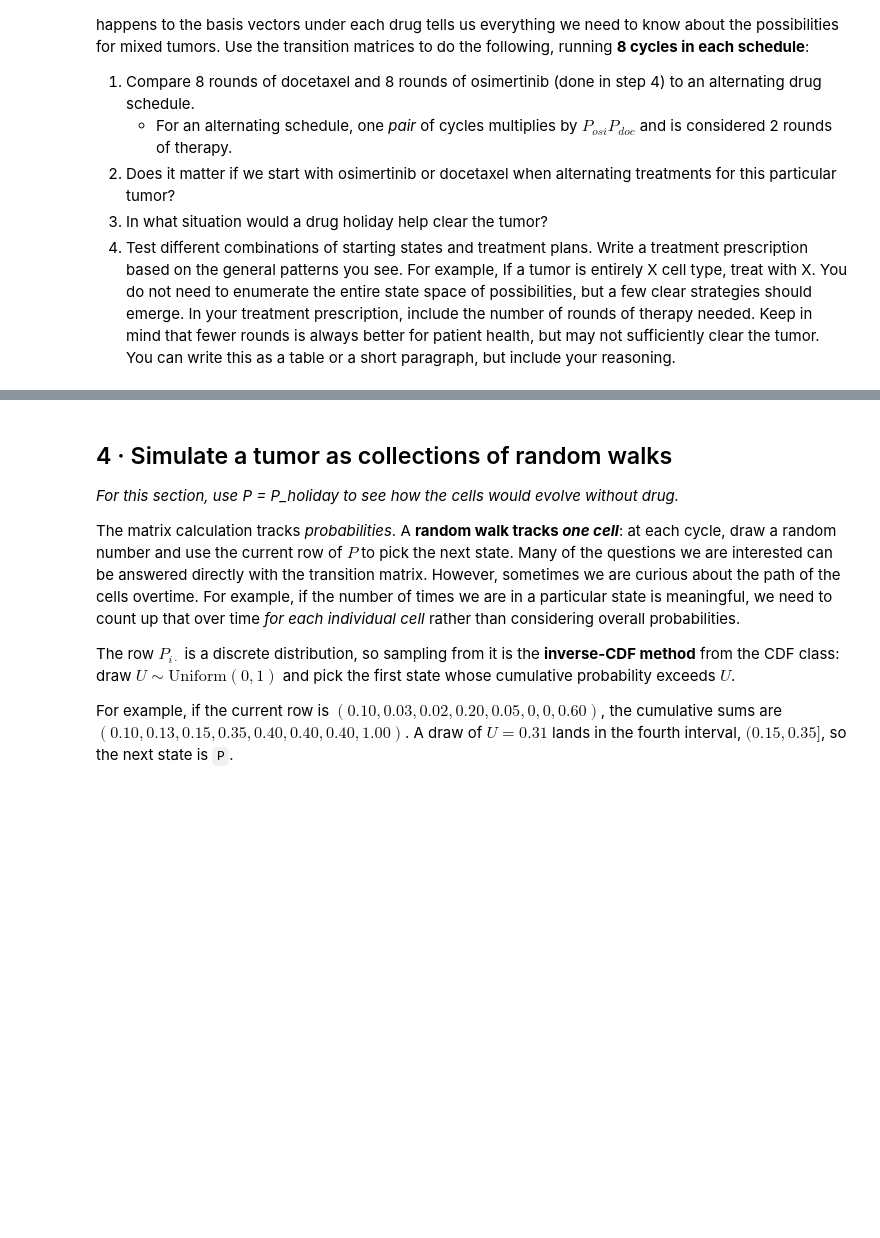
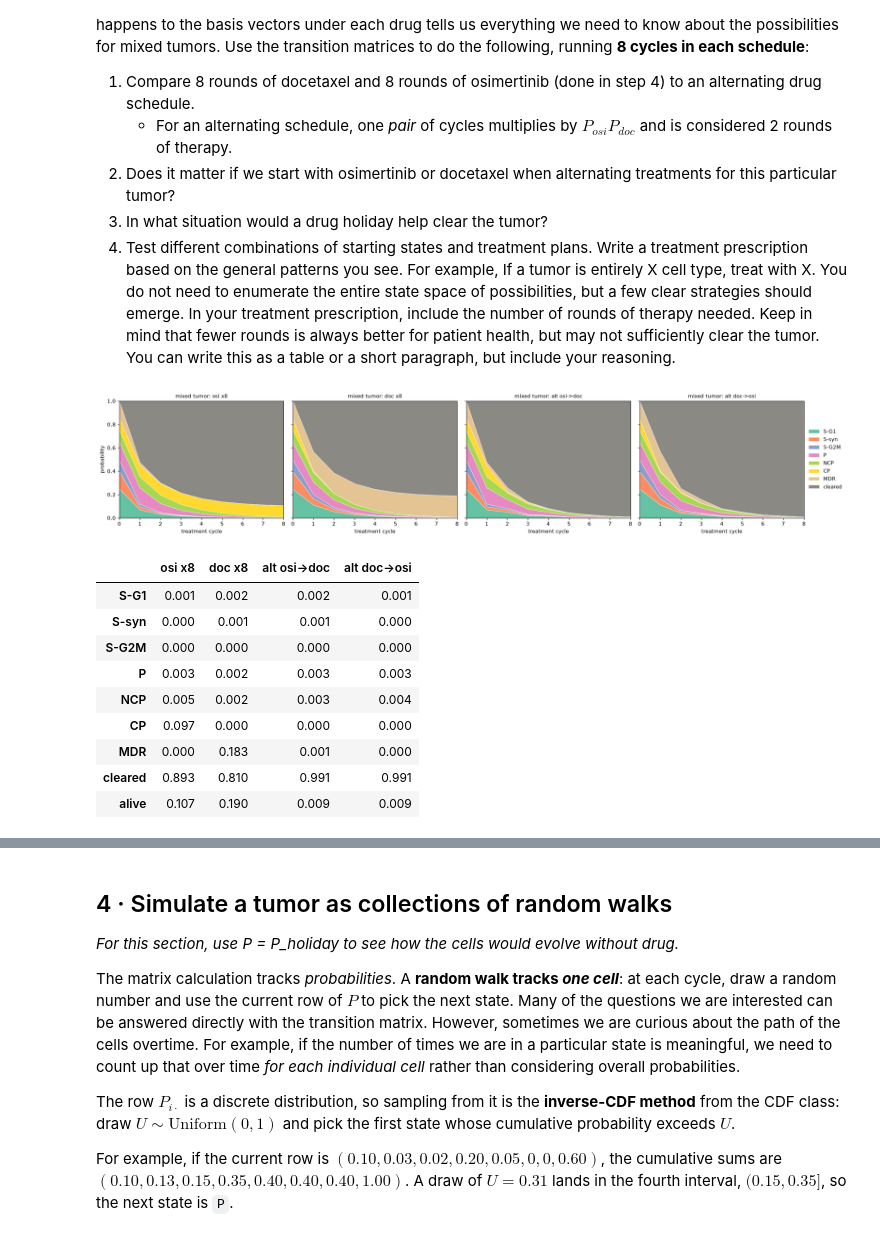
Before and after one commit to jkpbrenn99/uu_markov, a Jupyter notebook: lab_2/Lab09_markov_chain_cells.ipynb, the cells around one changed output, grey strips where cells are left out. Drawn from its saved outputs; the diff is of its cells as text; code cells hidden in the pictures; blank space fills up the shorter version.

```diff
--- a/lab_2/Lab09_markov_chain_cells.ipynb
+++ b/lab_2/Lab09_markov_chain_cells.ipynb
@@ -370,4 +372,5 @@ P_holiday_df = build_P("untreated")
 
 P_doc = P_doc_df.to_numpy()
 P_holiday = P_holiday_df.to_numpy()
+P_osi = P_hat.to_numpy()
 # %%
@@ -406,3 +416,42 @@ We can answer a LOT of questions about what treatment strategy is best, just bas
 4. Test different combinations of starting states and treatment plans. Write a treatment prescription based on the general patterns you see. For example, If a tumor is entirely X cell type, treat with X. You do not need to enumerate the entire state space of possibilities, but a few clear strategies should emerge. In your treatment prescription, include the number of rounds of therapy needed. Keep in mind that fewer rounds is always better for patient health, but may not sufficiently clear the tumor. You can write this as a table or a short paragraph, but include your reasoning.
 # %%
 ## Add code here
+def run_schedule(pi0, schedule):
+    traj = [np.asarray(pi0, dtype=float)]
+    for P in schedule:
+        traj.append(traj[-1] @ P)
+    return np.array(traj)
+
+N = 8
+schedules = {
+    "osi x8": [P_osi] * N,
+    "doc x8": [P_doc] * N,
+    "alt osi->doc": [P_osi, P_doc] * (N // 2),
+    "alt doc->osi": [P_doc, P_osi] * (N // 2),
+}
+# %%
+fig, axes = plt.subplots(1, 4, figsize=(20, 4), sharey=True)
+for ax, (name, sched) in zip(axes, schedules.items()):
+    plot_trajectory(run_schedule(pi_mix, sched), ax, f"mixed tumor: {name}")
+axes[0].set_ylabel("probability")
+axes[-1].legend(loc="center left", bbox_to_anchor=(1, 0.5), frameon=False)
+plt.tight_layout()
+plt.show()
+
+# final distribution after 8 cycles for each schedule
+final = pd.DataFrame({name: run_schedule(pi_mix, sched)[-1]
+                      for name, sched in schedules.items()}, index=OUTCOMES)
+final.loc["alive"] = 1 - final.loc["cleared"]
+final.round(3)
+# %% [output]
+[figure, added]
+|  | osi x8 | doc x8 | alt osi->doc | alt doc->osi |
+| S-G1 | 0.001 | 0.002 | 0.002 | 0.001 |
+| S-syn | 0.000 | 0.001 | 0.001 | 0.000 |
+| S-G2M | 0.000 | 0.000 | 0.000 | 0.000 |
+| P | 0.003 | 0.002 | 0.003 | 0.003 |
+| NCP | 0.005 | 0.002 | 0.003 | 0.004 |
+| CP | 0.097 | 0.000 | 0.000 | 0.000 |
+| MDR | 0.000 | 0.183 | 0.001 | 0.000 |
+| cleared | 0.893 | 0.810 | 0.991 | 0.991 |
+| alive | 0.107 | 0.190 | 0.009 | 0.009 |
```
Also changed, not shown: parts of 28 cells of this notebook.
